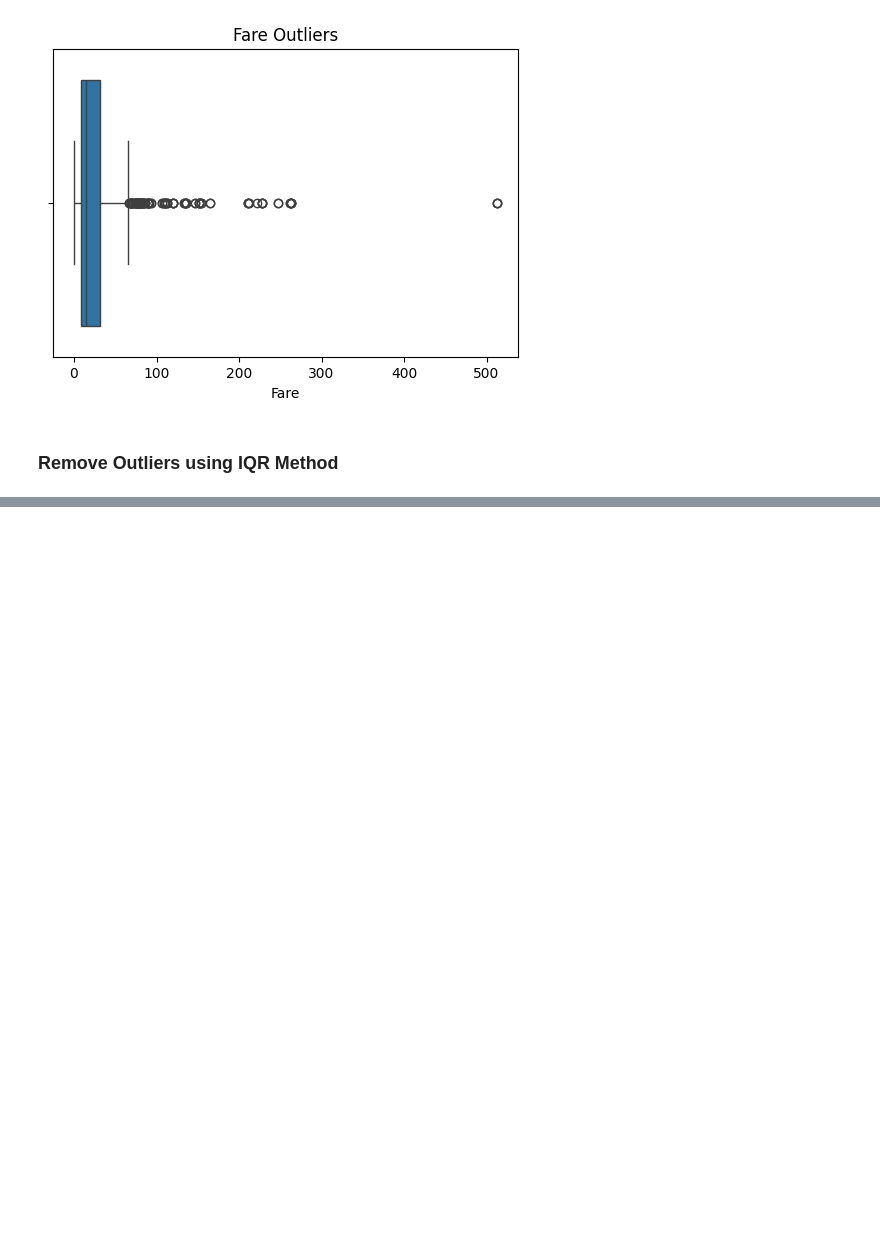
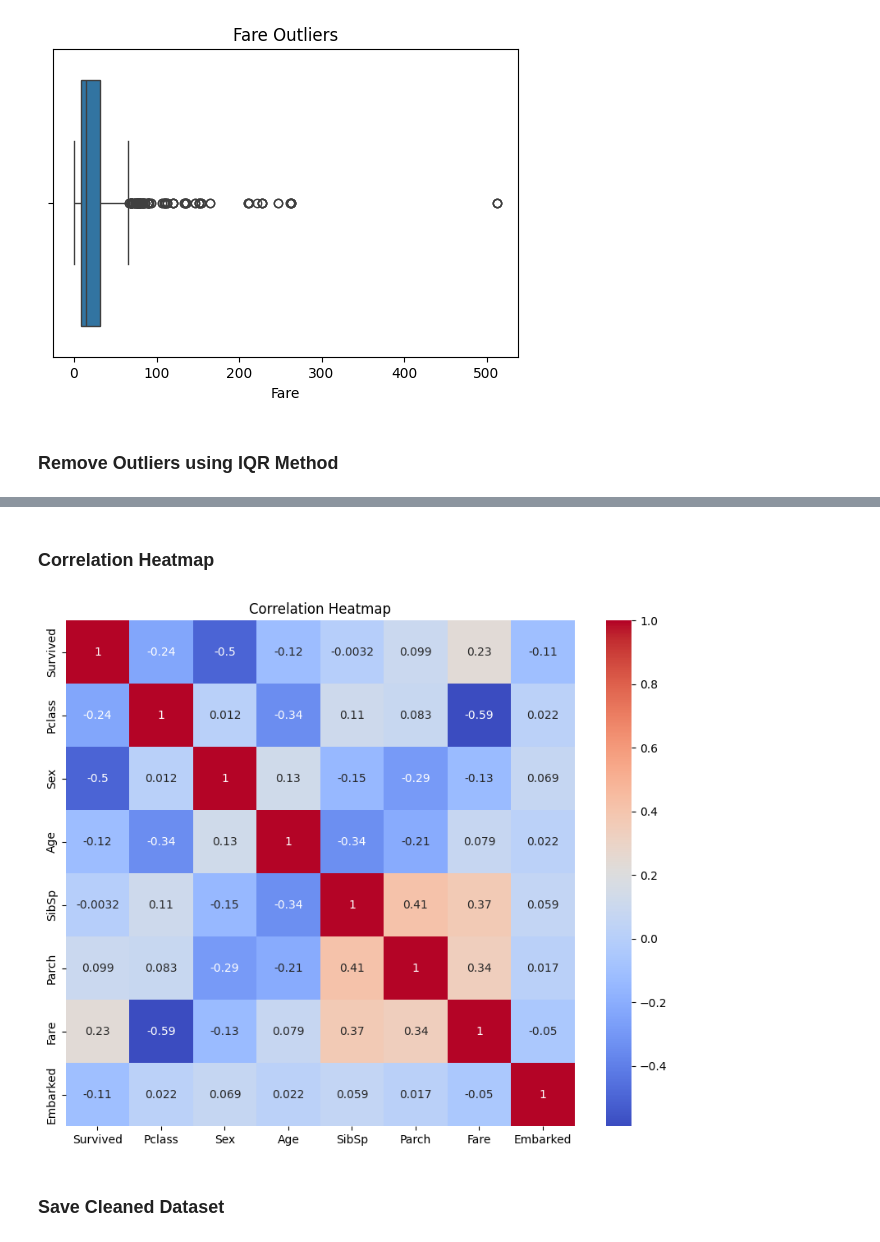
Before and after one commit to Shibu09-tech/AI-ML-Projects-and-Notes, a Jupyter notebook: Lab3_Data_Cleaning_and_Preprocessing_Techniques/notebook.ipynb, the cells around one changed output, grey strips where cells are left out. Drawn from its saved outputs; the diff is of its cells as text; code cells hidden in the pictures; blank space fills up the shorter version.

Commit message:
Created the Clean dataset

```diff
--- a/Lab3_Data_Cleaning_and_Preprocessing_Techniques/notebook.ipynb
+++ b/Lab3_Data_Cleaning_and_Preprocessing_Techniques/notebook.ipynb
@@ -222,0 +211,10 @@ plt.show()
+# %%
+encoder = LabelEncoder()
+
+categorical_columns = [
+    'Sex',
+    'Embarked'
+]
+
+for col in categorical_columns:
+    data[col] = encoder.fit_transform(data[col])
@@ -222,0 +243,9 @@ plt.show()
+# %%
+scaler = StandardScaler()
+
+scaled_features = scaler.fit_transform(data)
+# %%
+scaled_data = pd.DataFrame(
+    scaled_features,
+    columns=data.columns
+)
@@ -222,0 +273,18 @@ plt.show()
+# %% [markdown]
+### **Correlation Heatmap**
+# %%
+plt.figure(figsize=(10,8))
+
+sns.heatmap(
+    scaled_data.corr(),
+    annot=True,
+    cmap='coolwarm'
+)
+
+plt.title('Correlation Heatmap')
+
+plt.show()
+# %% [output]
+[figure, added]
+# %% [markdown]
+### **Save Cleaned Dataset**
```
Also changed, not shown: parts of 10 cells of this notebook.
